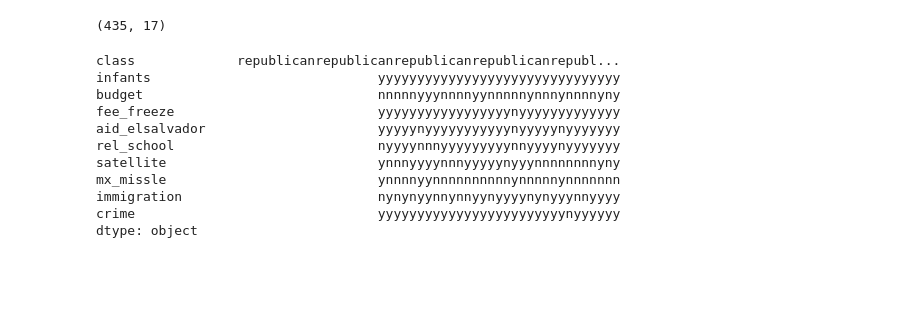
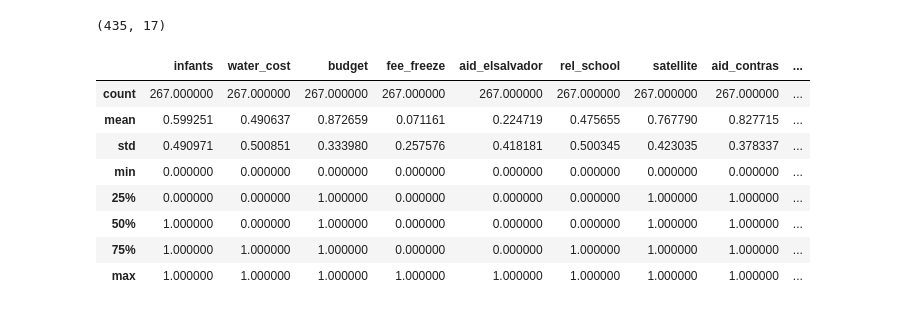
Before and after one commit to cardstud/DS-Unit-1-Sprint-3-Statistical-Tests-and-Experiments, a Jupyter notebook: module1-statistics-probability-and-inference/LS_DS_131_Statistics_Probability_Assignment.ipynb, the cells around one changed output. Cells and saved outputs as stored; diff of their text form; code cells hidden in the pictures; blank space fills up the shorter version.

```diff
--- a/module1-statistics-probability-and-inference/LS_DS_131_Statistics_Probability_Assignment.ipynb
+++ b/module1-statistics-probability-and-inference/LS_DS_131_Statistics_Probability_Assignment.ipynb
@@ -219,14 +216,12 @@ df_republican_infants_y = df_republican[df_republican['infants'] == 'y']
-# %%
-df_republican_infants_y.sum()
-# %% [output]
-class             republicanrepublicanrepublicanrepublicanrepubl...
-infants                             yyyyyyyyyyyyyyyyyyyyyyyyyyyyyyy
-budget                              nnnnnyyynnnnyynnnnnynnnynnnnyny
-fee_freeze                          yyyyyyyyyyyyyyyyynyyyyyyyyyyyyy
-aid_elsalvador                      yyyyynyyyyyyyyyyynyyyyynyyyyyyy
-rel_school                          nyyyynnnyyyyyyyyynnyyyynyyyyyyy
-satellite                           ynnnyyyynnnyyyyynyyynnnnnnnnyny
-mx_missle                           ynnnnyynnnnnnnnnnynnnnnynnnnnnn
-immigration                         nynynyynnynnyynyyyynynyyynnyyyy
-crime                               yyyyyyyyyyyyyyyyyyyyyyyynyyyyyy
-dtype: object
+# %%
+df_democrat.describe()
+# %% [output]
+|  | infants | water_cost | budget | fee_freeze | aid_elsalvador | rel_school | satellite | aid_contras | ... |
+| count | 267.000000 | 267.000000 | 267.000000 | 267.000000 | 267.000000 | 267.000000 | 267.000000 | 267.000000 | ... |
+| mean | 0.599251 | 0.490637 | 0.872659 | 0.071161 | 0.224719 | 0.475655 | 0.767790 | 0.827715 | ... |
+| std | 0.490971 | 0.500851 | 0.333980 | 0.257576 | 0.418181 | 0.500345 | 0.423035 | 0.378337 | ... |
+| min | 0.000000 | 0.000000 | 0.000000 | 0.000000 | 0.000000 | 0.000000 | 0.000000 | 0.000000 | ... |
+| 25% | 0.000000 | 0.000000 | 1.000000 | 0.000000 | 0.000000 | 0.000000 | 1.000000 | 1.000000 | ... |
+| 50% | 1.000000 | 0.000000 | 1.000000 | 0.000000 | 0.000000 | 0.000000 | 1.000000 | 1.000000 | ... |
+| 75% | 1.000000 | 1.000000 | 1.000000 | 0.000000 | 0.000000 | 1.000000 | 1.000000 | 1.000000 | ... |
+| max | 1.000000 | 1.000000 | 1.000000 | 1.000000 | 1.000000 | 1.000000 | 1.000000 | 1.000000 | ... |
```
Also changed, not shown: parts of 21 cells of this notebook.
